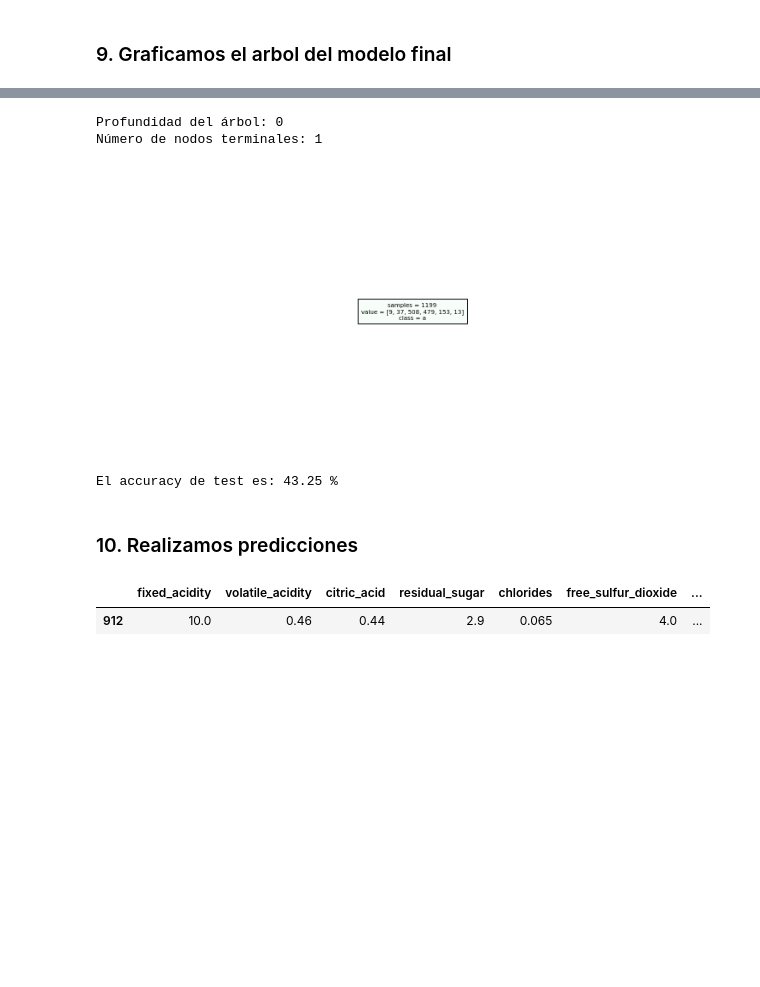
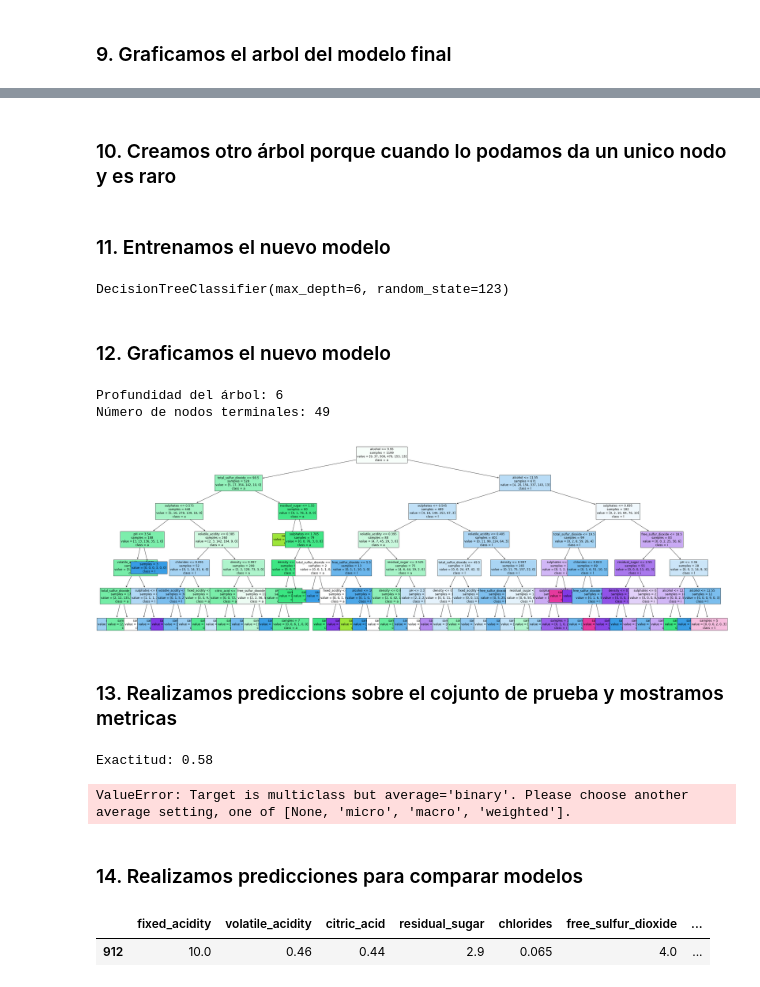
Before and after one commit to LucilaAllende/DSS-2020, a Jupyter notebook: tp6/Clasificacion/Punto 3/Clasificador Vinos con Arbol.ipynb, the cells around one changed output, grey strips where cells are left out. Drawn from its saved outputs; the diff is of its cells as text; code cells hidden in the pictures; blank space fills up the shorter version.

```diff
--- a/tp6/Clasificacion/Punto 3/Clasificador Vinos con Arbol.ipynb
+++ b/tp6/Clasificacion/Punto 3/Clasificador Vinos con Arbol.ipynb
@@ -124,7 +135,7 @@ ValueError: Target is multiclass but average='binary'. Please choose another ave
 # Post pruning (const complexity pruning) por validación cruzada
 # ------------------------------------------------------------------------------
 # Valores de ccp_alpha evaluados
-param_grid = {'ccp_alpha':np.linspace(3, 8, 10)}
+param_grid = {'ccp_alpha':np.linspace(3, 8, 15)}
 
 # Búsqueda por validación cruzada
 grid = GridSearchCV(
@@ -133,7 +144,8 @@ grid = GridSearchCV(
                             max_depth         = None,
                             min_samples_split = 2,
                             min_samples_leaf  = 1,
-                            random_state      = 123
+                            random_state      = 123,
+                            #criterion         = 'entropy'
                        ),
         param_grid = param_grid,
         scoring    = 'accuracy',
@@ -159,35 +204,69 @@ grid.best_params_
+# %% [markdown]
+### 10. Creamos otro árbol porque cuando lo podamos da un unico nodo y es raro
+# %%
+# Creación del modelo
+modelo_nuevo = DecisionTreeClassifier(
+            max_depth         = 6,
+            criterion         = 'gini',
+            #criterion         = 'entropy',
+            random_state      = 123
+          )
+# %% [markdown]
+### 11. Entrenamos el nuevo modelo
+# %%
+# Entrenamiento del modelo
+modelo_nuevo.fit(X_train, y_train)
+# %% [output]
+DecisionTreeClassifier(max_depth=6, random_state=123)
+# %% [markdown]
+### 12. Graficamos el nuevo modelo
 # %%
 # Estructura del árbol creado
-fig, ax = plt.subplots(figsize=(13, 6))
+fig, ax = plt.subplots(figsize=(45, 15))
 
-print(f"Profundidad del árbol: {modelo_final.get_depth()}")
-print(f"Número de nodos terminales: {modelo_final.get_n_leaves()}")
+print(f"Profundidad del árbol: {modelo_nuevo.get_depth()}")
+print(f"Número de nodos terminales: {modelo_nuevo.get_n_leaves()}")
 
 plot = plot_tree(
-            decision_tree = modelo_final,
+            decision_tree = modelo_nuevo,
             feature_names = datos.drop(columns = "quality").columns,
             class_names   = 'quality',
             filled        = True,
             impurity      = False,
-            fontsize      = 7,
+            fontsize      = 12,
             ax            = ax
        )
 # %% [output]
-Profundidad del árbol: 0
-Número de nodos terminales: 1
+Profundidad del árbol: 6
+Número de nodos terminales: 49
-[figure, old version]
+[figure, new version]
-# %%
-predicciones = modelo_final.predict(X_test)
-accuracy = accuracy_score(
-            y_true    = y_test,
-            y_pred    = predicciones,
-            normalize = True
-           )
-print(f"El accuracy de test es: {100 * accuracy} %")
-# %% [output]
-El accuracy de test es: 43.25 %
+# %% [markdown]
+### 13. Realizamos prediccions sobre el cojunto de prueba y mostramos metricas
+# %%
+# Predecir la respuesta para el conjunto de datos de prueba
+y_pred = modelo_nuevo.predict(X_test)
+
+# Exactitud del modelo: ¿con qué frecuencia es correcto el clasificador?
+print("Exactitud:",metrics.accuracy_score(y_test, y_pred))
+
+# Precisión del modelo: ¿qué porcentaje de tuplas positivas se etiquetan como tales?
+print("Presición:",metrics.precision_score(y_test, y_pred))
+
+# Recordatorio de modelos: ¿qué porcentaje de tuplas positivas se etiquetan como tales?
+print("Recuperacion:",metrics.recall_score(y_test, y_pred))
+
+# La puntuación F1 se puede interpretar como un promedio ponderado de la precisión
+#y la recuperación, donde una puntuación F1 alcanza su mejor valor en 1 y la peor puntuación en 0.
+print("F equilibrada:",metrics.f1_score(y_test, y_pred))
+
+print("Pérdida de registros:",metrics.log_loss(y_test, y_pred))
+
+print("Área bajo la curva de la curva:",metrics.roc_auc_score(y_test, y_pred))
+# %% [output]
+Exactitud: 0.58
+ValueError: Target is multiclass but average='binary'. Please choose another average setting, one of [None, 'micro', 'macro', 'weighted'].
 # %% [markdown]
-### 10. Realizamos predicciones
+### 14. Realizamos predicciones para comparar modelos
 # %%
 ndf = X_test.head(1)
 ndf
```
Also changed, not shown: parts of 31 cells of this notebook.
